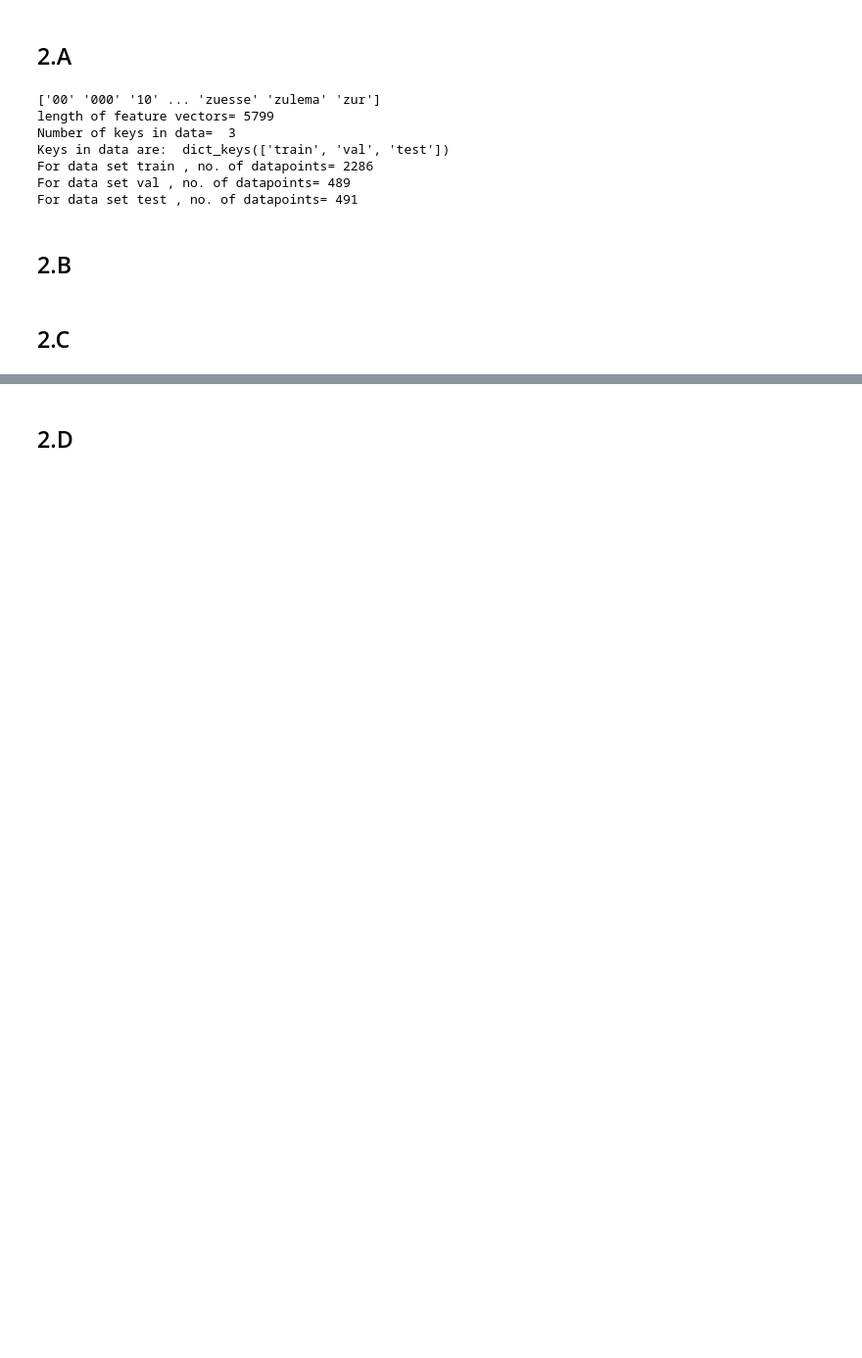
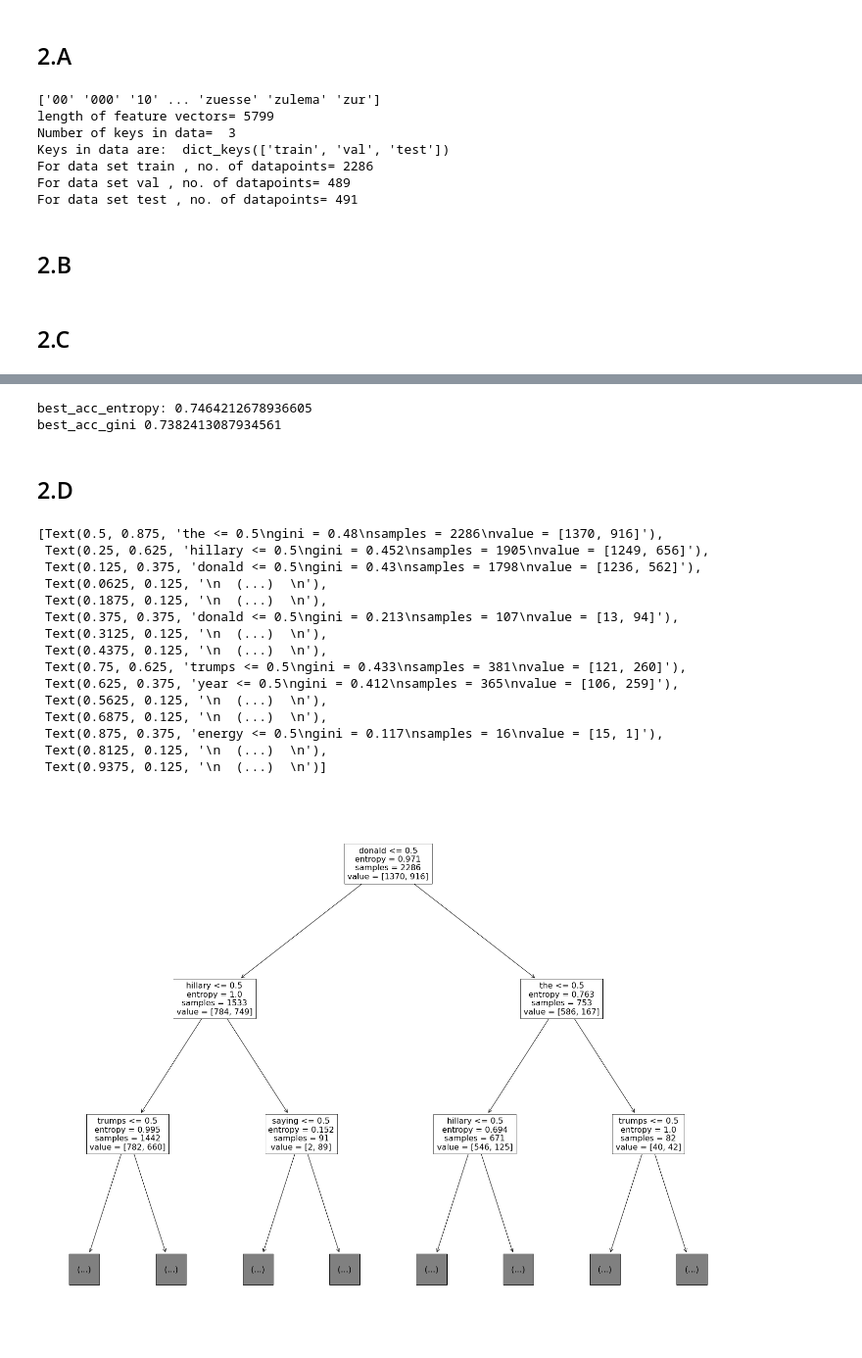
Before and after one commit to cherryng/MLcourse, a Jupyter notebook: H2_Question_2_DecisionTree.ipynb, the cells around one changed output, grey strips where cells are left out. Shown: that part at 98% size. Saved outputs shown, nothing was run; the diff lists cells and outputs as text; code cells hidden in the pictures; blank space fills up the shorter version.

```diff
--- a/H2_Question_2_DecisionTree.ipynb
+++ b/H2_Question_2_DecisionTree.ipynb
@@ -148,14 +156,15 @@ def select_model(depths, data, criterion ):
         out[d] = {}
 
         # Create Decision Tree classifier object
-        tree = DecisionTreeClassifier(criterion=criterion, max_depth=d)
+        clf = DecisionTreeClassifier(criterion=criterion, max_depth=d)
 
         # Train Decision Tree Classifier
-        tree.fit(*data['train'])
+        clf = clf.fit(*data['train'])
 
-        out[d]['val'] = get_acc(tree, *data['val'])
-        out[d]['train'] = get_acc(tree, *data['train'])
-        out[d]['model'] = tree
+        out[d]['val'] = get_acc(clf, *data['val'])
+        out[d]['train'] = get_acc(clf, *data['train'])
+        out[d]['model'] = clf
+
     return out
 # %% [markdown]
 ## 2.C
@@ -164,7 +173,7 @@ def select_model(depths, data, criterion ):
 
 # train the models with the information gain criterion
 
-depths = [] # the depths you want to explore go in the depths list
+depths = [1,2,3,4,5,6,7,8,9,10] # the depths you want to explore go in the depths list
 
 res_entropy = select_model(depths,data, "entropy") # training models with different depths using information gain
 
@@ -198,4 +223,50 @@ for d in res_gini:
+# %%
+# Compute and report the test accuracy of the best model here
+
+print("best_acc_entropy:",best_acc_entropy)
+for d in res_entropy:
+    val_acc = res_entropy[d]['val']
+    if val_acc  == best_acc_entropy:
+        best_clf_entropy = res_entropy[d]['model']
+
+print("best_acc_gini", best_acc_gini)
+for d in res_gini:
+    val_acc = res_gini[d]['val']
+    if val_acc  == best_acc_gini:
+        best_clf_gini = res_gini[d]['model']
+# %% [output]
+best_acc_entropy: 0.7464212678936605
+best_acc_gini 0.7382413087934561
 # %% [markdown]
 ## 2.D
 # %%
 # visualize the two first two layers of the tree here if doing it by code
+
+
+fig = plt.figure(figsize=(25,20))
+tree.plot_tree(best_clf_entropy,
+               feature_names=feature_names,
+               max_depth=2)
+
+
+fig = plt.figure(figsize=(25,20))
+tree.plot_tree(best_clf_gini,
+               feature_names=feature_names,
+               max_depth=2)
+# %% [output]
+[Text(0.5, 0.875, 'the <= 0.5\ngini = 0.48\nsamples = 2286\nvalue = [1370, 916]'),
+ Text(0.25, 0.625, 'hillary <= 0.5\ngini = 0.452\nsamples = 1905\nvalue = [1249, 656]'),
+ Text(0.125, 0.375, 'donald <= 0.5\ngini = 0.43\nsamples = 1798\nvalue = [1236, 562]'),
+ Text(0.0625, 0.125, '\n  (...)  \n'),
+ Text(0.1875, 0.125, '\n  (...)  \n'),
+ Text(0.375, 0.375, 'donald <= 0.5\ngini = 0.213\nsamples = 107\nvalue = [13, 94]'),
+ Text(0.3125, 0.125, '\n  (...)  \n'),
+ Text(0.4375, 0.125, '\n  (...)  \n'),
+ Text(0.75, 0.625, 'trumps <= 0.5\ngini = 0.433\nsamples = 381\nvalue = [121, 260]'),
+ Text(0.625, 0.375, 'year <= 0.5\ngini = 0.412\nsamples = 365\nvalue = [106, 259]'),
+ Text(0.5625, 0.125, '\n  (...)  \n'),
+ Text(0.6875, 0.125, '\n  (...)  \n'),
+ Text(0.875, 0.375, 'energy <= 0.5\ngini = 0.117\nsamples = 16\nvalue = [15, 1]'),
+ Text(0.8125, 0.125, '\n  (...)  \n'),
+ Text(0.9375, 0.125, '\n  (...)  \n')]
+[figure, added]
```
Also changed, not shown: parts of 5 cells of this notebook.
